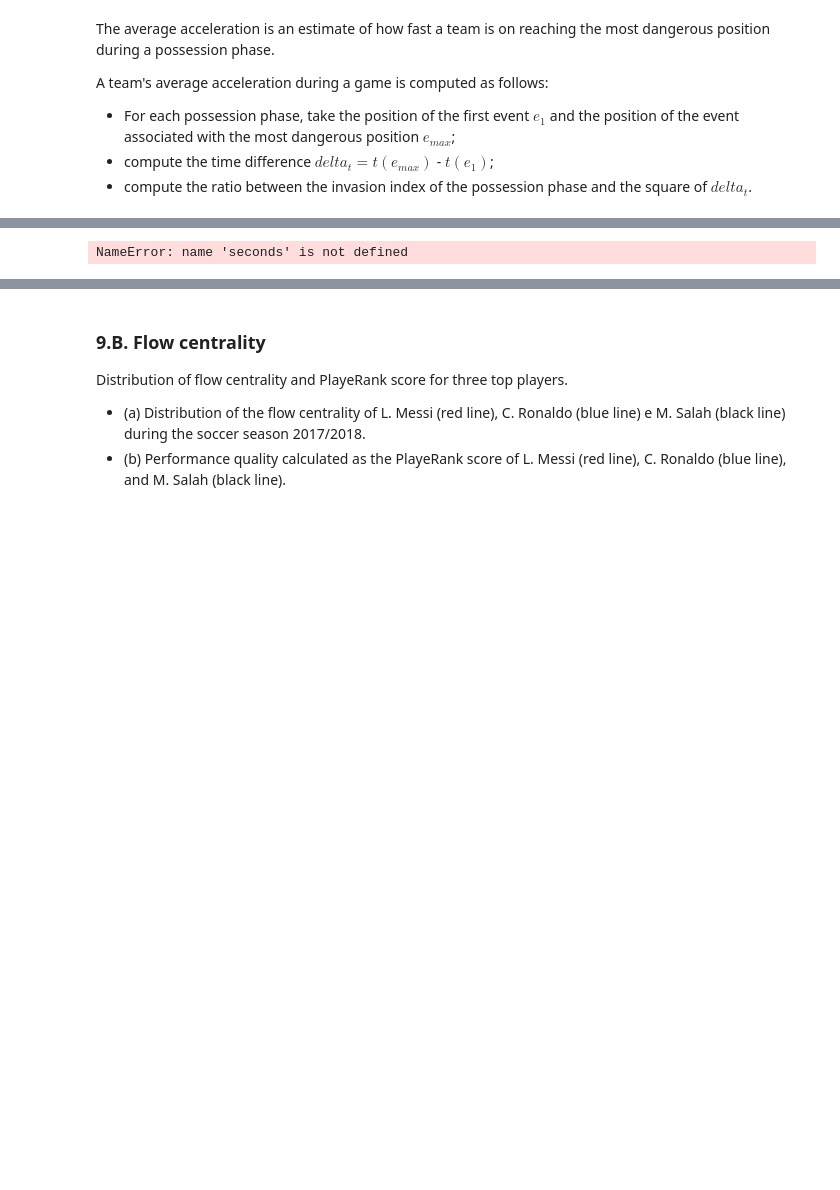
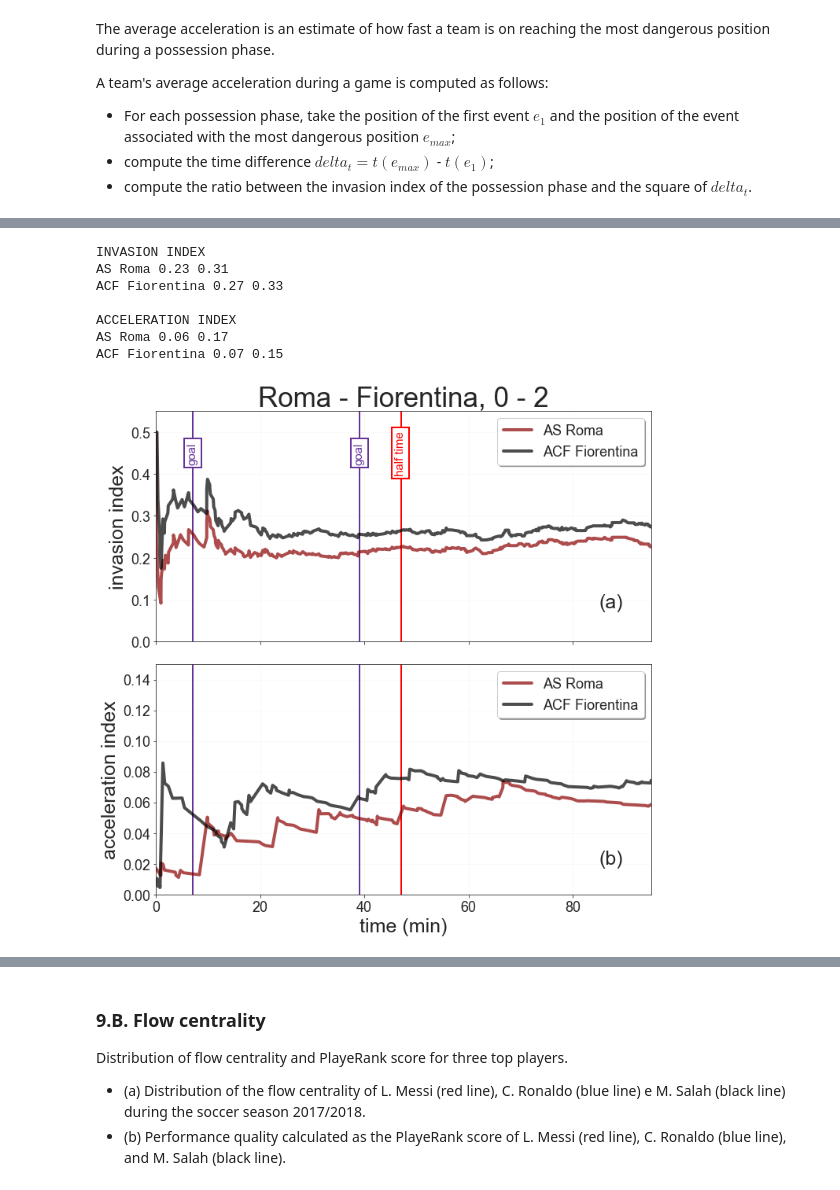
Before and after one commit to jonpappalord/soccer_logs_exploration, a Jupyter notebook: Code_plot.ipynb, the cells around one changed output, grey strips where cells are left out. Drawn from its saved outputs; the diff is of its cells as text; code cells hidden in the pictures; blank space fills up the shorter version.

```diff
--- a/Code_plot.ipynb
+++ b/Code_plot.ipynb
@@ -126,0 +145,7 @@ matches['Italy'][0]#['teamsData'].keys()
+# %%
+sum_goals = 0
+for match in matches['Italy']:
+    goals = match['label'].split(', ')[1].split(' - ')
+    goals = [int(goal) for goal in goals]
+    sum_goals += sum(goals)
+sum_goals
@@ -126,0 +156,7 @@ matches['Italy'][0]#['teamsData'].keys()
+# %%
+goals_in_match = []
+for match in matches['Italy']:
+    goals = match['label'].split(', ')[1].split(' - ')
+    goals = [int(goal) for goal in goals]
+    goals_in_match.append(sum(goals))
+round(np.mean(goals_in_match), 2)
@@ -551,7 +578,7 @@ def get_invasion_index(tournaments, events, match_id):
         event_0 = events_match[0]['eventSec']
         delta_t = time_max_invasion - event_0
         if delta_t > 0.8: ## WHAT'S THIS NUMBER?
-            invasion_speed = (events_match[0]['eventSec'] + offset, (np.max(weights) - weights[0])/seconds**2)
+            invasion_speed = (events_match[0]['eventSec'] + offset, (np.max(weights) - weights[0])/delta_t**2)
             team2invasion_speed[team_id].append(invasion_speed)
 
         # add invasion index of current action
@@ -562,6 +609,13 @@ def get_invasion_index(tournaments, events, match_id):
 # %%
-team2invasion_index, team2invasion_speed = get_invasion_index(tournaments, events, match_id)
+team2inv_index, team2inv_speed = get_invasion_index(tournaments, events, match_id)
-# %% [output]
-NameError: name 'seconds' is not defined
 # %%
-plot_invasion_and_acceleration_index(match_label, team2invasion_index, team2invasion_speed)
+plot_invasion_and_acceleration_index(match_label, team2inv_index, team2inv_speed)
+# %% [output]
+INVASION INDEX
+AS Roma 0.23 0.31
+ACF Fiorentina 0.27 0.33
+
+ACCELERATION INDEX
+AS Roma 0.06 0.17
+ACF Fiorentina 0.07 0.15
+[figure, added]
```
Also changed, not shown: parts of 21 cells of this notebook.
